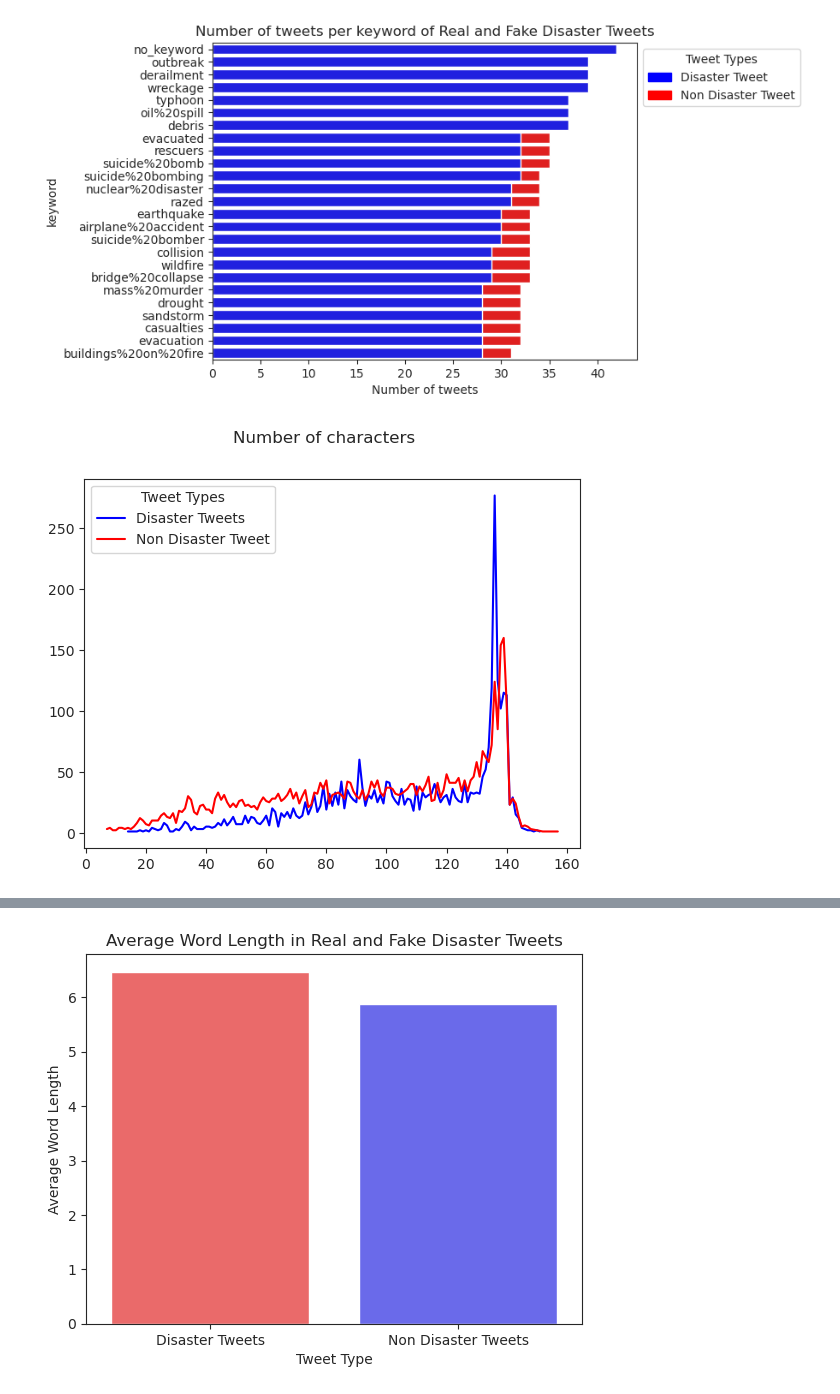
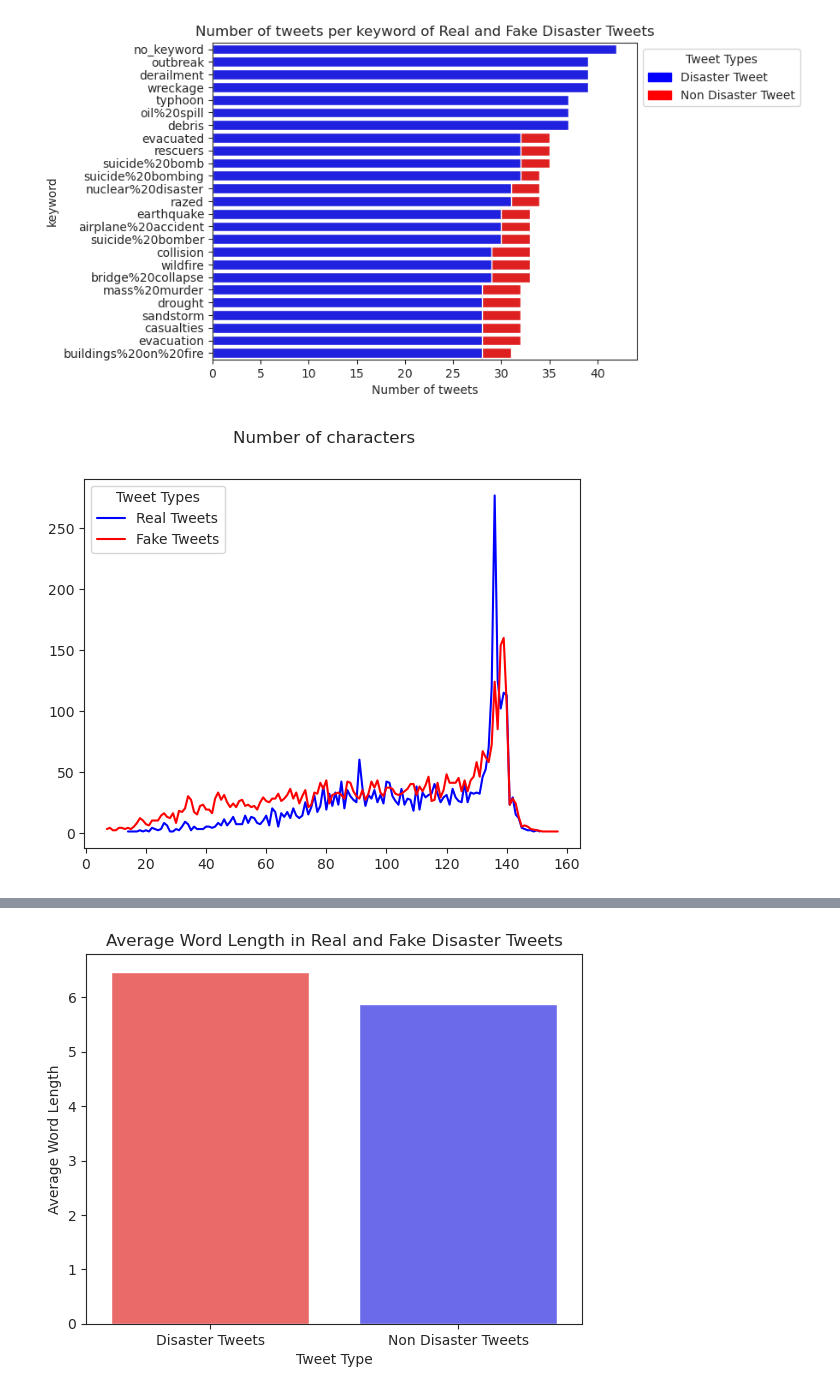
Before and after one commit to b3ccaMR/NLP-Disaster-Tweets, a Jupyter notebook: nlp-tweets.ipynb, the cells around one changed output, grey strips where cells are left out. Saved outputs shown, nothing was run; the diff lists cells and outputs as text; code cells hidden in the pictures.

```diff
--- a/nlp-tweets.ipynb
+++ b/nlp-tweets.ipynb
@@ -131,17 +131,17 @@ plt.legend(loc=2, title='Tweet Types',bbox_to_anchor = (1,1), handles = [blue, r
 # %%
 #Graph to display the number of characters for real and fake tweets
 real=df[df['target']==1]
 fake = df[df['target']==0]
 
 fig, ax1  = plt.subplots()
 
 real_len=real['text'].str.len().value_counts().sort_index()
-ax1.plot(real_len.index, real_len.values, label='Disaster Tweets',color='blue')
+ax1.plot(real_len.index, real_len.values, label='Real Tweets',color='blue')
 
 fake_len=fake['text'].str.len().value_counts().sort_index()
-ax1.plot(fake_len.index, fake_len.values, label='Non Disaster Tweet',color='red',)
+ax1.plot(fake_len.index, fake_len.values, label='Fake Tweets',color='red',)
 fig.suptitle('Number of characters')
 ax1.legend(title='Tweet Types')
 plt.show()
 # %% [output]
-[figure, old version]
+[figure, new version]
```
Also changed, not shown: parts of 5 cells of this notebook.
